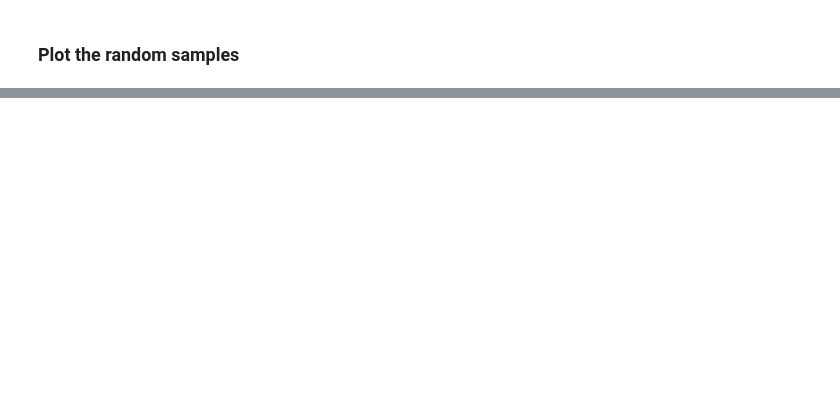
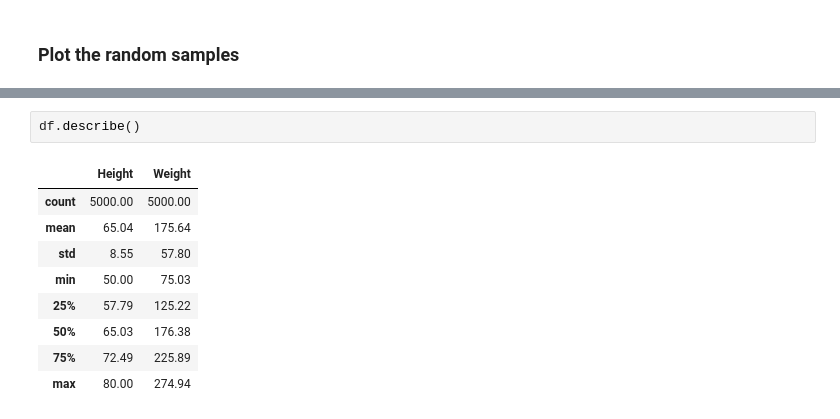
Before and after one commit to sprince0031/UL_Masters, a Jupyter notebook: SEM_1/CE4051-Introduction_to_Data_Engineering_and_Machine_Learning/Week1_2/Etivity1.2-3_Probability_23052058.ipynb, the cells around one changed output, grey strips where cells are left out. Drawn from its saved outputs; the diff is of its cells as text; blank space fills up the shorter version.

```diff
--- a/SEM_1/CE4051-Introduction_to_Data_Engineering_and_Machine_Learning/Week1_2/Etivity1.2-3_Probability_23052058.ipynb
+++ b/SEM_1/CE4051-Introduction_to_Data_Engineering_and_Machine_Learning/Week1_2/Etivity1.2-3_Probability_23052058.ipynb
@@ -150,0 +221,12 @@ from sklearn.metrics import accuracy_score
+# %%
+df.describe()
+# %% [output]
+|  | Height | Weight |
+| count | 5000.00 | 5000.00 |
+| mean | 65.04 | 175.64 |
+| std | 8.55 | 57.80 |
+| min | 50.00 | 75.03 |
+| 25% | 57.79 | 125.22 |
+| 50% | 65.03 | 176.38 |
+| 75% | 72.49 | 225.89 |
+| max | 80.00 | 274.94 |
```
Also changed, not shown: parts of 23 cells of this notebook.
